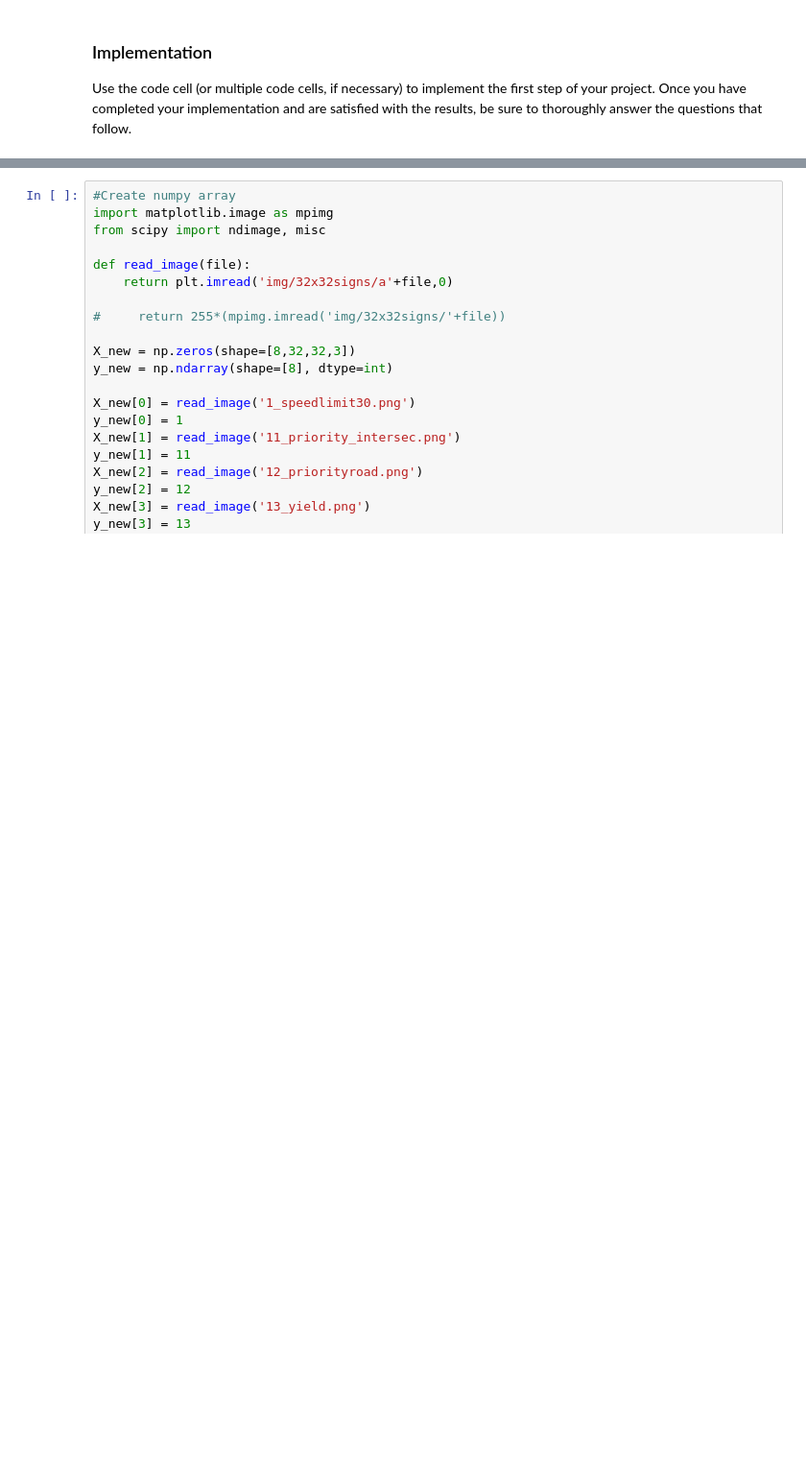
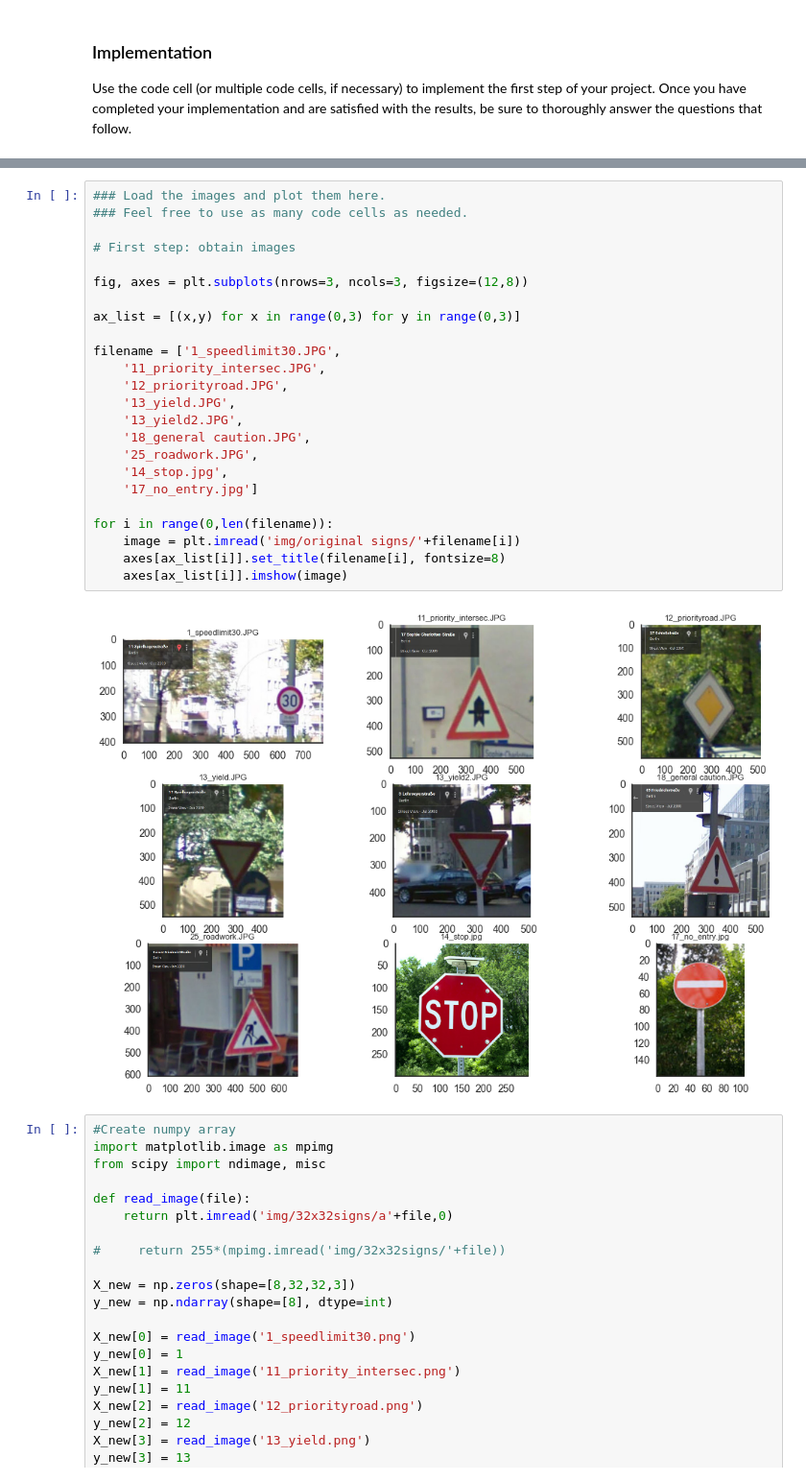
Before and after one commit to cristinaserrano/NDCAR_Project-2_Traffic-sign-classifier, a Jupyter notebook: Traffic_Sign_Classifier.ipynb, the cells around one changed output, grey strips where cells are left out. Shown at 96% size. Drawn from its saved outputs; the diff is of its cells as text; blank space fills up the shorter version.

```diff
--- a/Traffic_Sign_Classifier.ipynb
+++ b/Traffic_Sign_Classifier.ipynb
@@ -857,3 +842,29 @@ https://thumbs.dreamstime.com/t/no-entry-traffic-sign-suburb-entrance-road-above
+# %%
+### Load the images and plot them here.
+### Feel free to use as many code cells as needed.
+
+# First step: obtain images
+
+fig, axes = plt.subplots(nrows=3, ncols=3, figsize=(12,8))
+
+ax_list = [(x,y) for x in range(0,3) for y in range(0,3)]
+
+filename = ['1_speedlimit30.JPG',
+    '11_priority_intersec.JPG',
+    '12_priorityroad.JPG',
+    '13_yield.JPG',
+    '13_yield2.JPG',
+    '18_general caution.JPG',
+    '25_roadwork.JPG',
+    '14_stop.jpg',
+    '17_no_entry.jpg']
+
+for i in range(0,len(filename)):
+    image = plt.imread('img/original signs/'+filename[i])
+    axes[ax_list[i]].set_title(filename[i], fontsize=8)
+    axes[ax_list[i]].imshow(image)
+# %% [output]
+[figure, added]
 # %%
 #Create numpy array
 import matplotlib.image as mpimg
```
Also changed, not shown: parts of 6 cells of this notebook, 1 other file.
